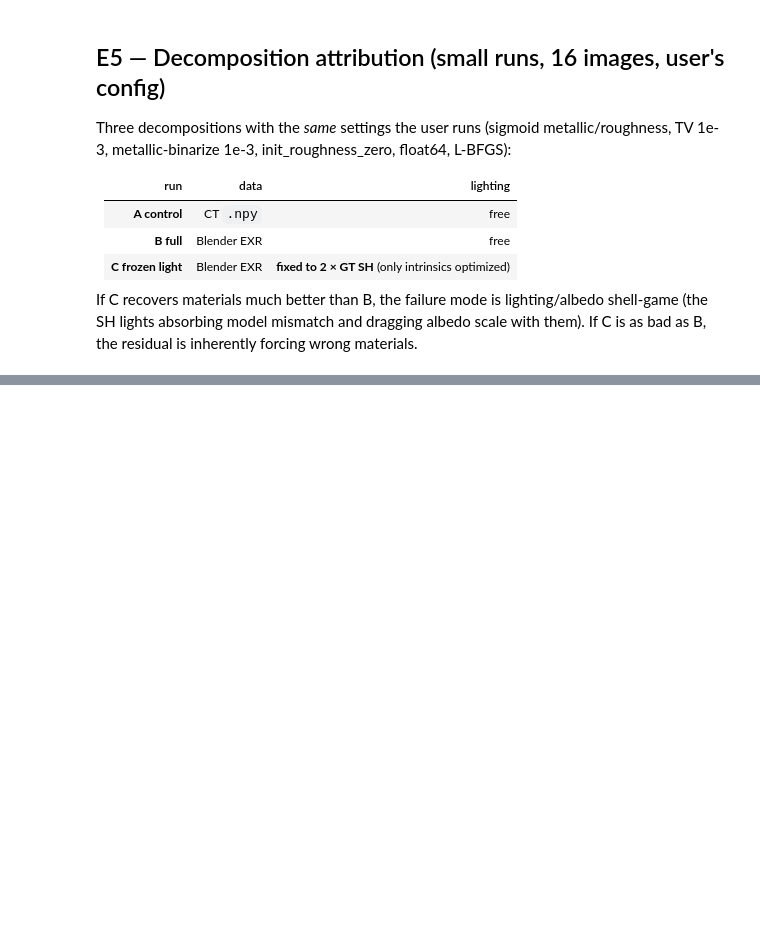
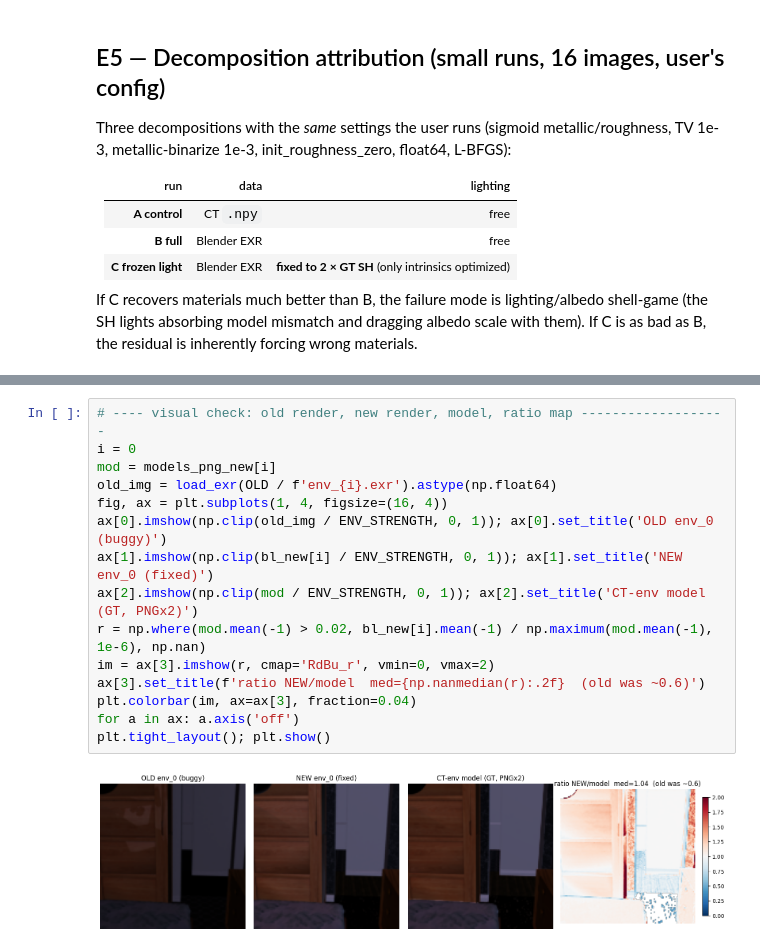
Before and after one commit to flaarmann1000/image-intrinsics, a Jupyter notebook: blender_vs_ct_investigation.ipynb, the cells around one changed output, grey strips where cells are left out. Drawn from its saved outputs; the diff is of its cells as text; blank space fills up the shorter version.

```diff
--- a/blender_vs_ct_investigation.ipynb
+++ b/blender_vs_ct_investigation.ipynb
@@ -619,0 +960,17 @@ accompanies this notebook)*
+# %%
+# ---- visual check: old render, new render, model, ratio map -------------------
+i = 0
+mod = models_png_new[i]
+old_img = load_exr(OLD / f'env_{i}.exr').astype(np.float64)
+fig, ax = plt.subplots(1, 4, figsize=(16, 4))
+ax[0].imshow(np.clip(old_img / ENV_STRENGTH, 0, 1)); ax[0].set_title('OLD env_0 (buggy)')
+ax[1].imshow(np.clip(bl_new[i] / ENV_STRENGTH, 0, 1)); ax[1].set_title('NEW env_0 (fixed)')
+ax[2].imshow(np.clip(mod / ENV_STRENGTH, 0, 1)); ax[2].set_title('CT-env model (GT, PNGx2)')
+r = np.where(mod.mean(-1) > 0.02, bl_new[i].mean(-1) / np.maximum(mod.mean(-1), 1e-6), np.nan)
+im = ax[3].imshow(r, cmap='RdBu_r', vmin=0, vmax=2)
+ax[3].set_title(f'ratio NEW/model  med={np.nanmedian(r):.2f}  (old was ~0.6)')
+plt.colorbar(im, ax=ax[3], fraction=0.04)
+for a in ax: a.axis('off')
+plt.tight_layout(); plt.show()
+# %% [output]
+[figure, added]
```
Also changed, not shown: parts of 17 cells of this notebook.
